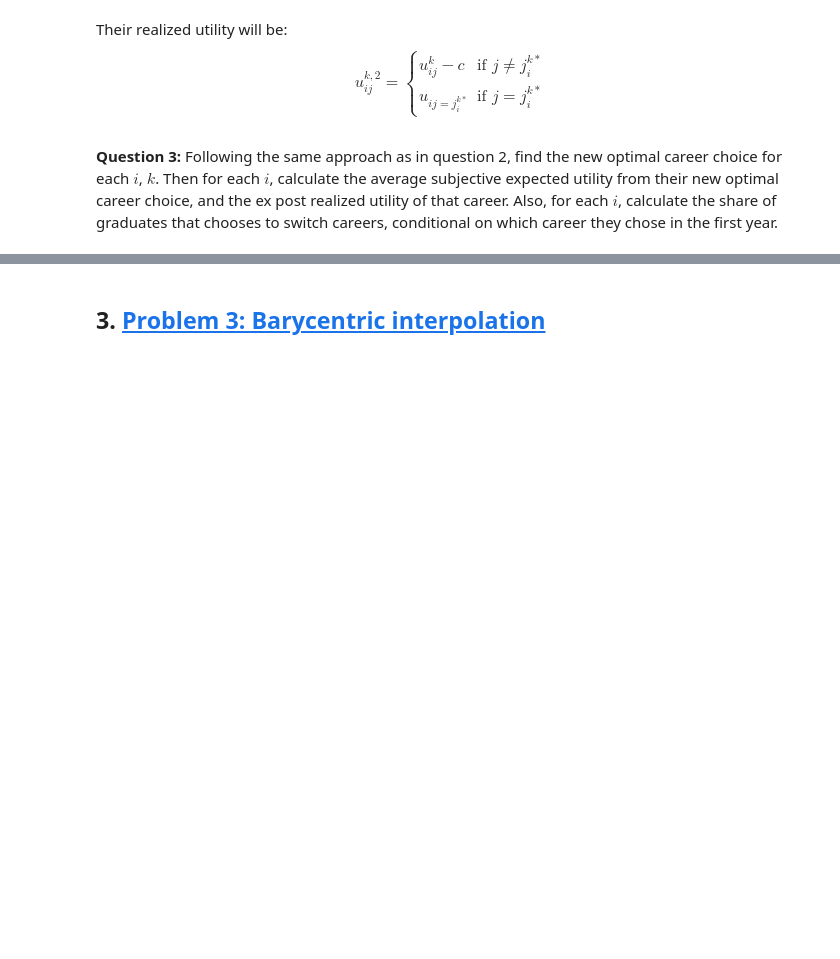
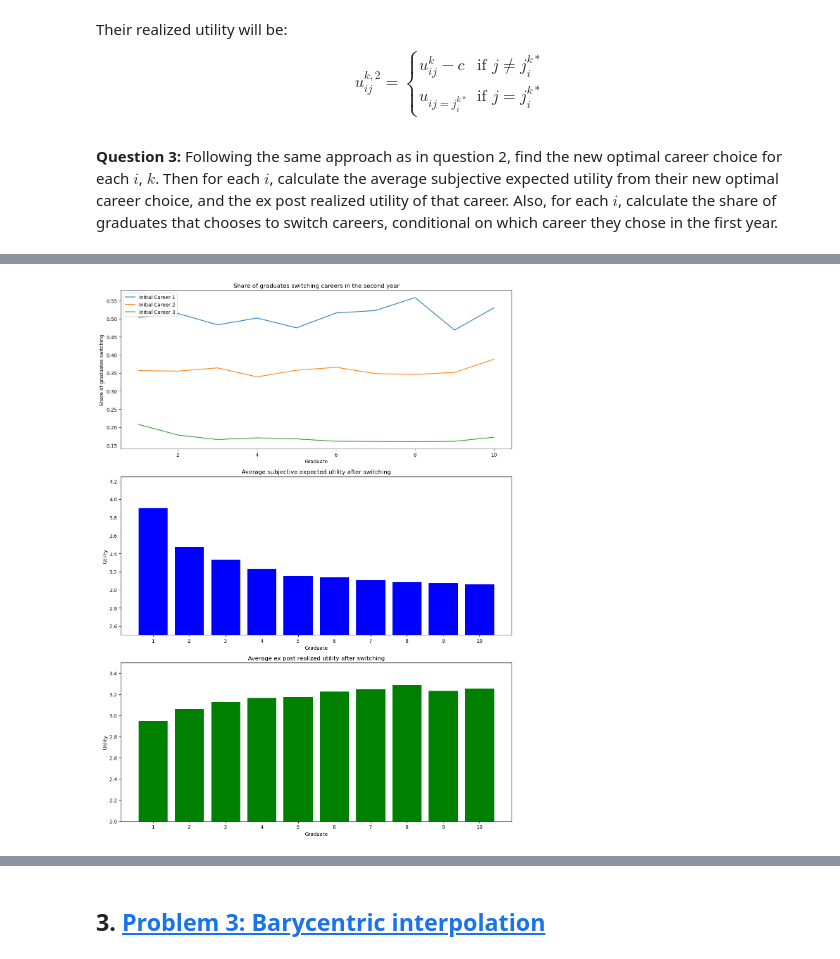
Before and after one commit to NumEconCopenhagen/projects-2024-emil-celine-og-julie, a Jupyter notebook: Exam project/exam_2024.ipynb, the cells around one changed output, grey strips where cells are left out. Drawn from its saved outputs; the diff is of its cells as text; code cells hidden in the pictures; blank space fills up the shorter version.

```diff
--- a/Exam project/exam_2024.ipynb
+++ b/Exam project/exam_2024.ipynb
@@ -647,0 +766,35 @@ The table 'New optimal careers' lists the new optimal career choices for each gr
+# %%
+#Step 8: Visualize the results.
+plt.figure(figsize=(12, 16))
+
+#We plot the share of graduates that switch careers conditional on their initial career choice for each graduate.
+plt.subplot(3, 1, 1)
+for career in range(1, par.J + 1):
+    plt.plot(switching_stats_by_individual.index, switching_stats_by_individual[career], label=f'Initial Career {career}')
+plt.title('Share of graduates switching careers in the second year')
+plt.xlabel('Graduate')
+plt.ylabel('Share of graduates switching')
+plt.legend()
+
+#We plot the average subjective expected utility after switching.
+plt.subplot(3, 1, 2)
+plt.bar(average_subjective_expected_utility.index, average_subjective_expected_utility, color='blue')
+plt.title('Average subjective expected utility after switching')
+plt.xlabel('Graduate')
+plt.ylabel('Utility')
+plt.ylim(2.5, 4.25)
+plt.xticks(np.arange(1, par.N + 1))
+
+#We plot the average ex post realized utility after switching.
+plt.subplot(3, 1, 3)
+plt.bar(average_ex_post_realized_utility.index, average_ex_post_realized_utility, color='green')
+plt.title('Average ex post realized utility after switching')
+plt.xlabel('Graduate')
+plt.ylabel('Utility')
+plt.ylim(2, 3.5)
+plt.xticks(np.arange(1, par.N + 1))
+
+plt.tight_layout()
+plt.show()
+# %% [output]
+[figure, added]
```
Also changed, not shown: parts of 14 cells of this notebook.
